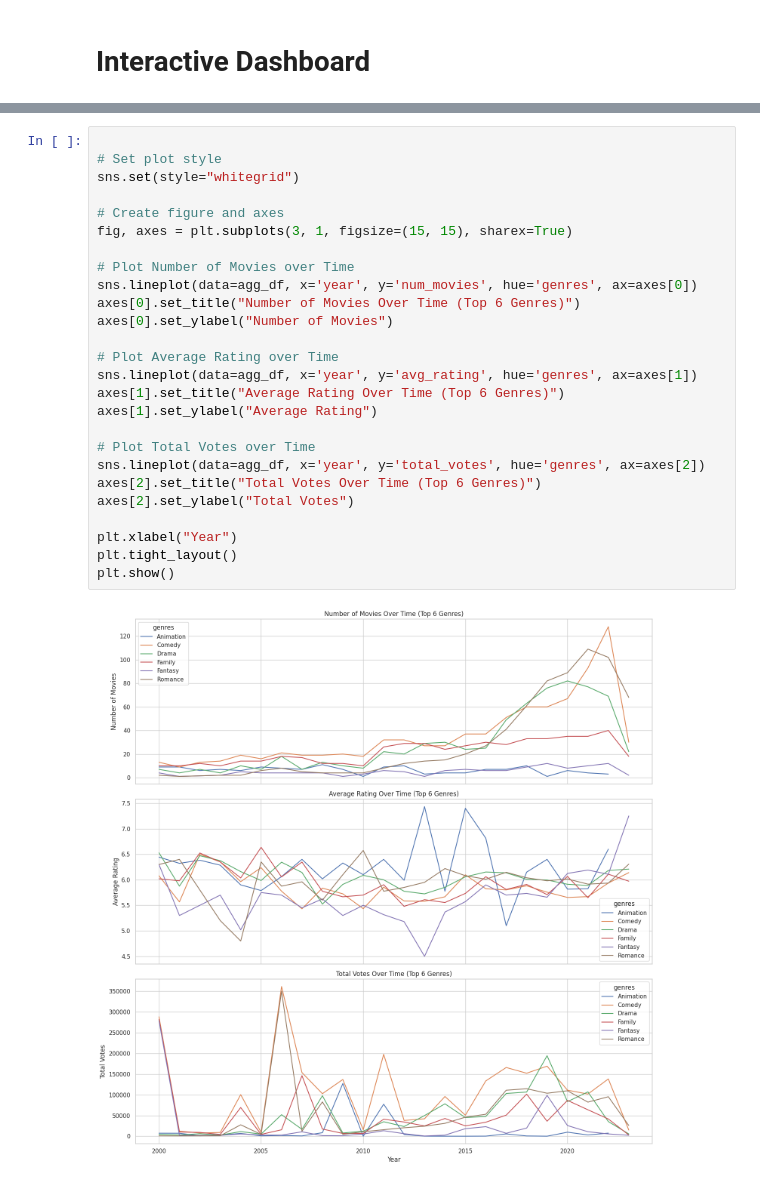
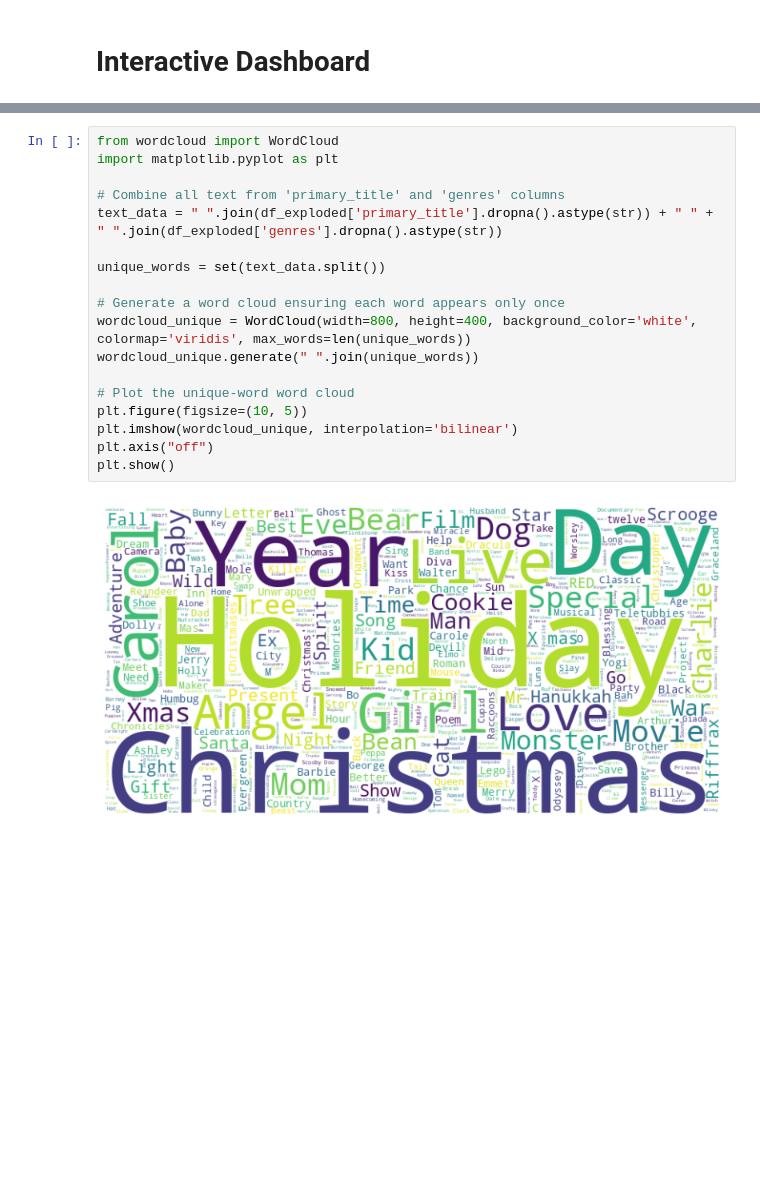
Before and after one commit to Thanh-WuTan/COMP4010_HolidayMoviesAnalysis, a Jupyter notebook: code.ipynb, the cells around one changed output, grey strips where cells are left out. Saved outputs shown, nothing was run; the diff lists cells and outputs as text; blank space fills up the shorter version.

Commit message:
add wordcloud

```diff
--- a/code.ipynb
+++ b/code.ipynb
@@ -207,28 +189,20 @@ agg_df = df_top5.groupby(['year', 'genres']).agg(
-# %%
-
-# Set plot style
-sns.set(style="whitegrid")
-
-# Create figure and axes
-fig, axes = plt.subplots(3, 1, figsize=(15, 15), sharex=True)
-
-# Plot Number of Movies over Time
-sns.lineplot(data=agg_df, x='year', y='num_movies', hue='genres', ax=axes[0])
-axes[0].set_title("Number of Movies Over Time (Top 6 Genres)")
-axes[0].set_ylabel("Number of Movies")
-
-# Plot Average Rating over Time
-sns.lineplot(data=agg_df, x='year', y='avg_rating', hue='genres', ax=axes[1])
-axes[1].set_title("Average Rating Over Time (Top 6 Genres)")
-axes[1].set_ylabel("Average Rating")
-
-# Plot Total Votes over Time
-sns.lineplot(data=agg_df, x='year', y='total_votes', hue='genres', ax=axes[2])
-axes[2].set_title("Total Votes Over Time (Top 6 Genres)")
-axes[2].set_ylabel("Total Votes")
-
-plt.xlabel("Year")
-plt.tight_layout()
-plt.show()
-# %% [output]
-[figure, removed]
+# %%
+from wordcloud import WordCloud
+import matplotlib.pyplot as plt
+
+# Combine all text from 'primary_title' and 'genres' columns
+text_data = " ".join(df_exploded['primary_title'].dropna().astype(str)) + " " + " ".join(df_exploded['genres'].dropna().astype(str))
+
+unique_words = set(text_data.split())
+
+# Generate a word cloud ensuring each word appears only once
+wordcloud_unique = WordCloud(width=800, height=400, background_color='white', colormap='viridis', max_words=len(unique_words))
+wordcloud_unique.generate(" ".join(unique_words))
+
+# Plot the unique-word word cloud
+plt.figure(figsize=(10, 5))
+plt.imshow(wordcloud_unique, interpolation='bilinear')
+plt.axis("off")
+plt.show()
+# %% [output]
+[figure, added]
```
Also changed, not shown: parts of 2 cells of this notebook.
